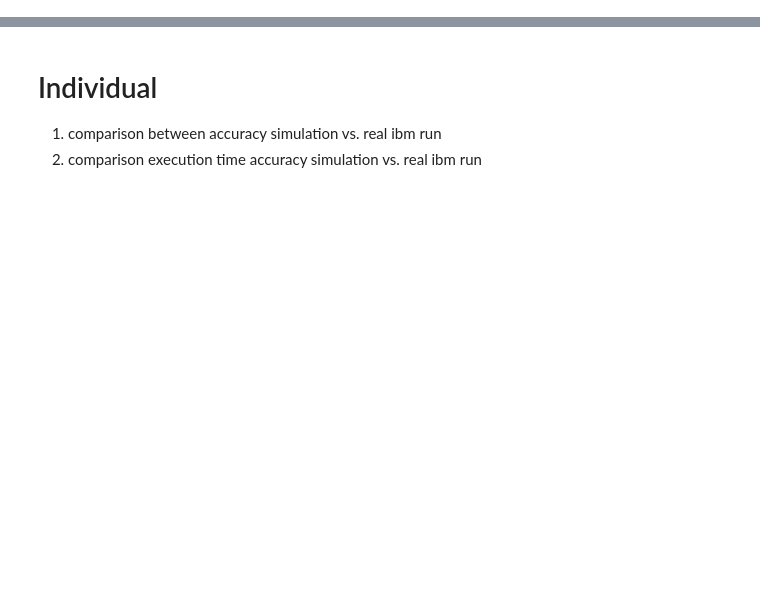
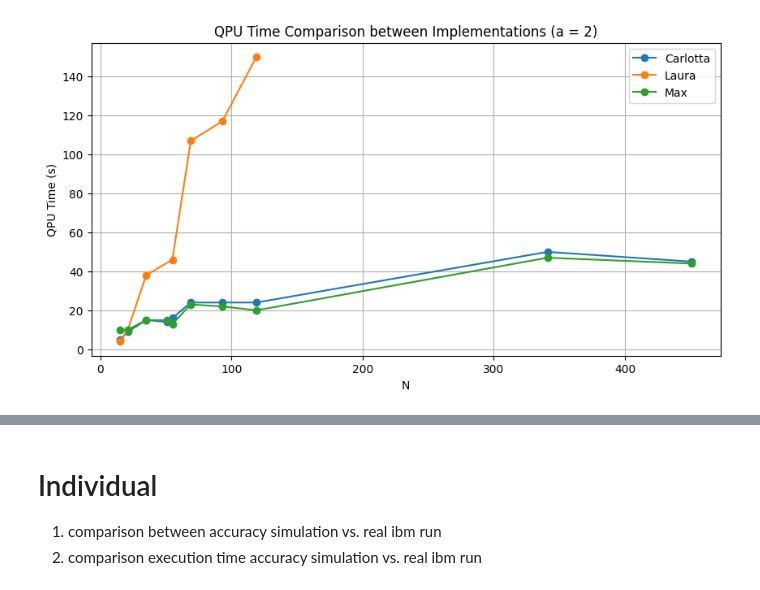
Before and after one commit to ge96lip/Quantum-Computing, a Jupyter notebook: analysis.ipynb, the cells around one changed output, grey strips where cells are left out. Drawn from its saved outputs; the diff is of its cells as text; code cells hidden in the pictures; blank space fills up the shorter version.

Commit message:
Updated with Max's data

```diff
--- a/analysis.ipynb
+++ b/analysis.ipynb
@@ -27,0 +34,3 @@ import numpy as np
+# %%
+filepath = 'Shor_Data.xlsx'
+data = pd.read_excel(filepath)
@@ -27,0 +56,11 @@ import numpy as np
+# %%
+carlotta_simulation = data[(data['Algorithm'] == 'Carlotta') & (data['Mode'] == 'Simulation')]
+carlotta_ibm = data[(data['Algorithm'] == 'Carlotta') & (data['Mode'] == 'IBM')]
+laura_ibm = data[(data['Algorithm'] == 'Laura') & (data['Mode'] == 'IBM')]
+laura_simulation = data[(data['Algorithm'] == 'Laura') & (data['Mode'] == 'Simulation')]
+max_ibm = data[(data['Algorithm'] == 'Max') & (data['Mode'] == 'IBM')]
+max_simulation = data[(data['Algorithm'] == 'Max') & (data['Mode'] == 'Simulation')]
+
+# Remove additional values
+laura_ibm = laura_ibm[(laura_ibm['N'] != 39) & (laura_ibm['N'] != 77) & (laura_ibm['N'] != 85)]
+laura_simulation = laura_simulation[(laura_simulation['N'] != 39) & (laura_simulation['N'] != 77) & (laura_simulation['N'] != 85)]
@@ -27,0 +72,17 @@ import numpy as np
+# %%
+carlotta_ibm_filtered = carlotta_ibm[(carlotta_ibm['a'] == 2) & (carlotta_ibm['accuracy'] != 0)]
+laura_ibm_filtered = laura_ibm[(laura_ibm['a'] == 2) & (laura_ibm['accuracy'] != 0)]
+max_ibm_filtered = max_ibm[(max_ibm['a'] == 2) & (max_ibm['accuracy'] != 0)]
+
+# Time quantum comparison between Implementations for Mode IBM
+plt.figure(figsize=(10, 5))
+plt.plot(carlotta_ibm_filtered['N'], carlotta_ibm_filtered['time quantum part'], label='Carlotta', marker='o')
+plt.plot(laura_ibm_filtered['N'], laura_ibm_filtered['time quantum part'], label='Laura', marker='o')
+plt.plot(max_ibm_filtered['N'], max_ibm_filtered['time quantum part'], label='Max', marker='o')
+plt.title('QPU Time Comparison between Implementations (a = 2)')
+plt.xlabel('N')
+plt.ylabel('QPU Time (s)')
+plt.legend()
+plt.grid(True)
+# %% [output]
+[figure, added]
```
Also changed, not shown: parts of 26 cells of this notebook.
